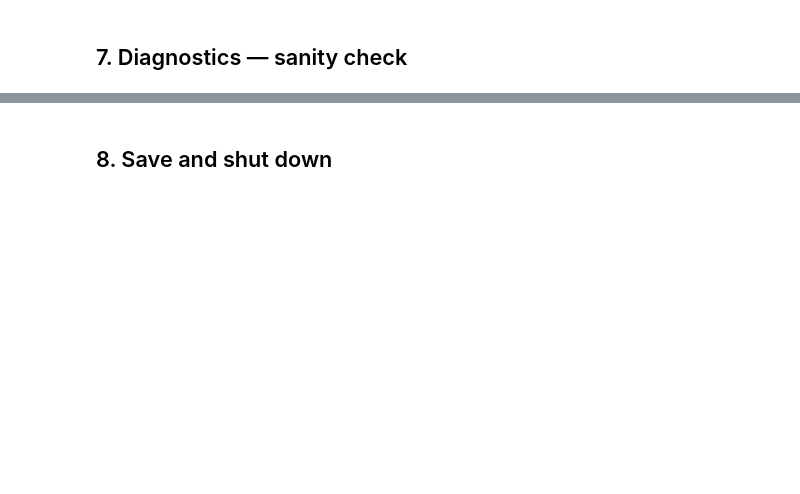
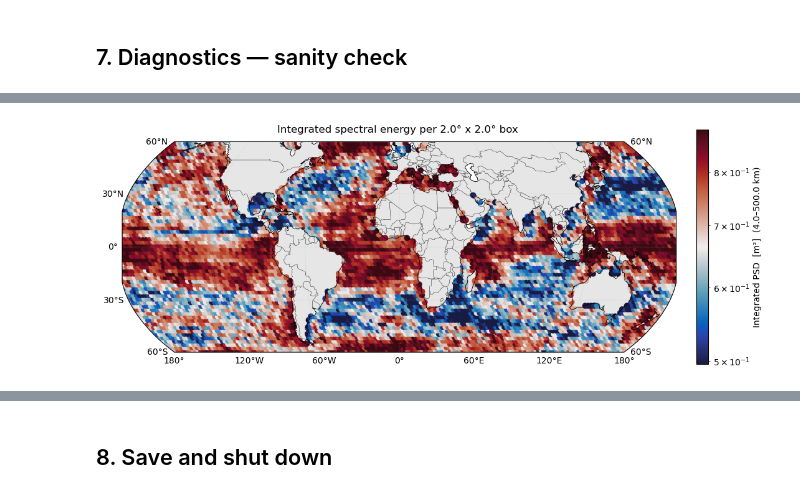
Before and after one commit to zcasparco/SWOT_UHH, a Jupyter notebook: Wavenumber spectra/Global_SSH_spectra_dask_computation.ipynb, the cells around one changed output, grey strips where cells are left out. Drawn from its saved outputs; the diff is of its cells as text; code cells hidden in the pictures; blank space fills up the shorter version.

```diff
--- a/Wavenumber spectra/Global_SSH_spectra_dask_computation.ipynb
+++ b/Wavenumber spectra/Global_SSH_spectra_dask_computation.ipynb
@@ -87,18 +87,20 @@ LAT_MIN, LAT_MAX = -60.0,60.0
 LON_MIN, LON_MAX = 0.0,360.0
 
 # ── Spectral parameters ───────────────────────────────────────────────────────
-SEGMENT_LENGTH_KM      = 1000.0
+SEGMENT_LENGTH_KM      = 250.0
 OVERLAP                = 0.5
 MAX_GAP_FRACTION       = 0.25
 DETREND                = "constant"
 SWH_VAR                = True
 CROSS_TRACK_INTEGRATED = True
+MAX_NAN_FRACTION_2D = 0.35   # start here given n_pixels_used ~25-27 of ~34; tune after checking n_segments_used_2d
+
 # ── Box size ──────────────────────────────────────────────────────────────────
 BOX_DEG = 2.0
 
 # ── Expert-product variable names ─────────────────────────────────────────────
 SSH_VAR = 'ssha_karin_2'
-HRET    = False   # add internal tide correction (height_cor_xover + internal_tide_hret)
+HRET    = True   # add internal tide correction (height_cor_xover + internal_tide_hret)
 
 # ── Dask cluster parameters ───────────────────────────────────────────────────
 N_WORKERS          = 8       # number of worker processes
@@ -306,7 +357,7 @@ file_year_month = []
 
 for subdir in DATA_SUBDIRS[:]:
     year, month = parse_year_month(subdir, overrides=DATA_SUBDIR_OVERRIDES)
-    subdir_files = sorted(glob.glob(os.path.join(DATA_DIR, subdir, FILE_PATTERN)))
+    subdir_files = sorted(glob.glob(os.path.join(DATA_DIR, subdir, FILE_PATTERN)))[:]
     print(f'{subdir:30s} -> {len(subdir_files):4d} files  (year={year}, month={month:02d})')
     filepaths.extend(subdir_files)
     file_year_month.extend([(year, month)] * len(subdir_files))
@@ -326,8 +377,8 @@ worker_fn = functools.partial(
     swh_var=SWH_VAR,
     lat_min=LAT_MIN, lat_max=LAT_MAX,
     lon_min=LON_MIN, lon_max=LON_MAX,
-    cross_track_integrated = CROSS_TRACK_INTEGRATED,
-
+    cross_track_integrated=CROSS_TRACK_INTEGRATED,
+    max_nan_fraction_2d=MAX_NAN_FRACTION_2D,
 )
 
 futures = client.map(worker_fn, filepaths)
@@ -343,11 +410,10 @@ wait(futures)
 # Gather results back to the main process
 raw_results = client.gather(futures)
 
-all_segments, wavenumber, skipped = [], None, []
-
+all_segments, wavenumber, wavenumber_2d, skipped = [], None, None, []
 for item, (year, month) in zip(raw_results, file_year_month):
-    name, payload, wk = item
-    if isinstance(payload, str):                 # error string
+    name, payload, wk, wk2 = item          # <-- now 4 values
+    if isinstance(payload, str):
         skipped.append((name, payload))
     else:
         for seg in payload:
@@ -356,6 +422,8 @@ for item, (year, month) in zip(raw_results, file_year_month):
         all_segments.extend(payload)
         if wavenumber is None and wk is not None:
             wavenumber = wk
+        if wavenumber_2d is None and wk2 is not None:
+            wavenumber_2d = wk2
 
 print(f'\nDone. {len(all_segments)} segments retained in region.')
 print(f'{len(skipped)} file(s) skipped.')
@@ -377,7 +462,7 @@ if not all_segments:
     raise RuntimeError('No segments retained — check region bounds, '
                         'file pattern, and SSH variable name.')
 
-ds_segments = segments_to_dataset(all_segments, wavenumber)
+ds_segments = segments_to_dataset(all_segments, wavenumber,wavenumber_2d, cross_track_integrated = CROSS_TRACK_INTEGRATED)
 print(f'Segment dataset: {ds_segments.sizes}')
 
 ds_boxes = build_box_dataset(ds_segments, box_deg=BOX_DEG,min_sampling_fraction=0.15)
@@ -461,17 +575,20 @@ plt.show()
 # %%
+import cmocean
 K_MIN, K_MAX = 1/500, 1/4
 k      = ds_boxes['wavenumber'].values
 k_mask = (k >= K_MIN) & (k <= K_MAX)
 dk     = np.gradient(k)
-energy = np.nansum(ds_boxes['mean_psd'].values[:, k_mask] * dk[k_mask], axis=1)
+energy = np.nansum(ds_boxes['mean_psd2d'].values[:, k_mask] * dk[k_mask], axis=1) / np.nansum(ds_boxes['mean_psd'].values[:, k_mask] * dk[k_mask], axis=1)
 
 fig, ax = plot_box(energy,ds_boxes["lon_center"].values,ds_boxes["lat_center"].values,
-                   cmap="plasma", title=f"Integrated spectral energy per {BOX_DEG:.1f}° x {BOX_DEG:.1f}° box ",
+                   cmap=cmocean.cm.balance, title=f"Integrated spectral energy per {BOX_DEG:.1f}° x {BOX_DEG:.1f}° box ",
                    label=f'Integrated PSD  [m²]  ({1/K_MAX:.1f}–{1/K_MIN:.1f} km)',
                   norm=mcolors.LogNorm(vmin=np.nanpercentile(energy, 5),
                                        vmax=np.nanpercentile(energy, 95)))
 ax.set_extent([LON_MIN-180,LON_MAX-180,LAT_MIN,LAT_MAX], crs=ccrs.PlateCarree())
 plt.show()
+# %% [output]
+[figure, added]
 # %%
 ds_january = build_box_dataset(ds_segments.where(ds_segments.month==3,drop=True), box_deg=BOX_DEG,min_sampling_fraction=0.15)
 # %%
```
Also changed, not shown: parts of 14 cells of this notebook, 3 other files.
